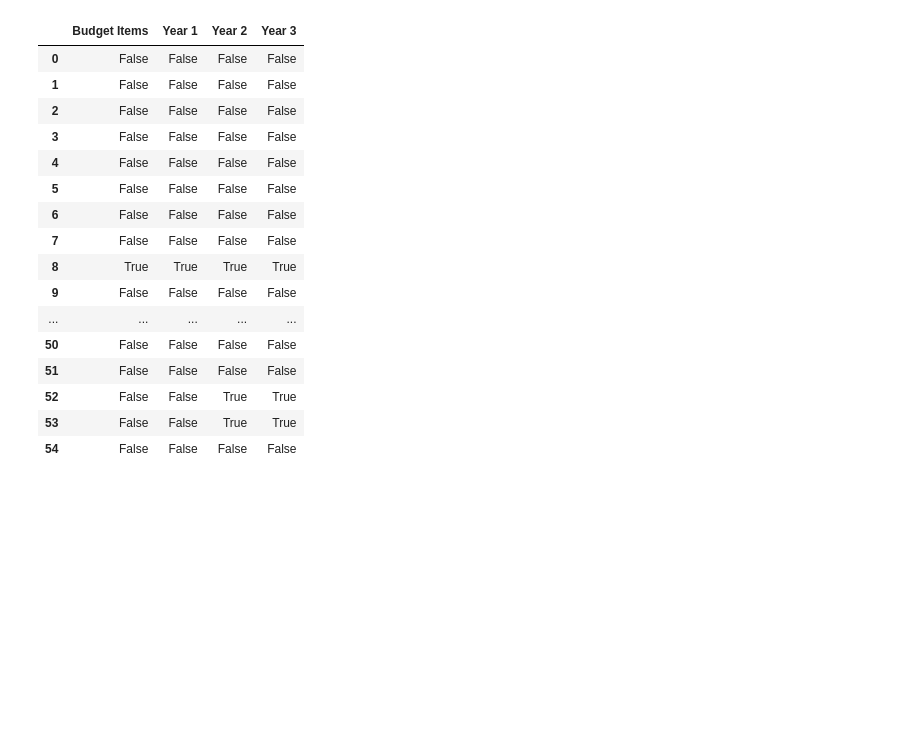
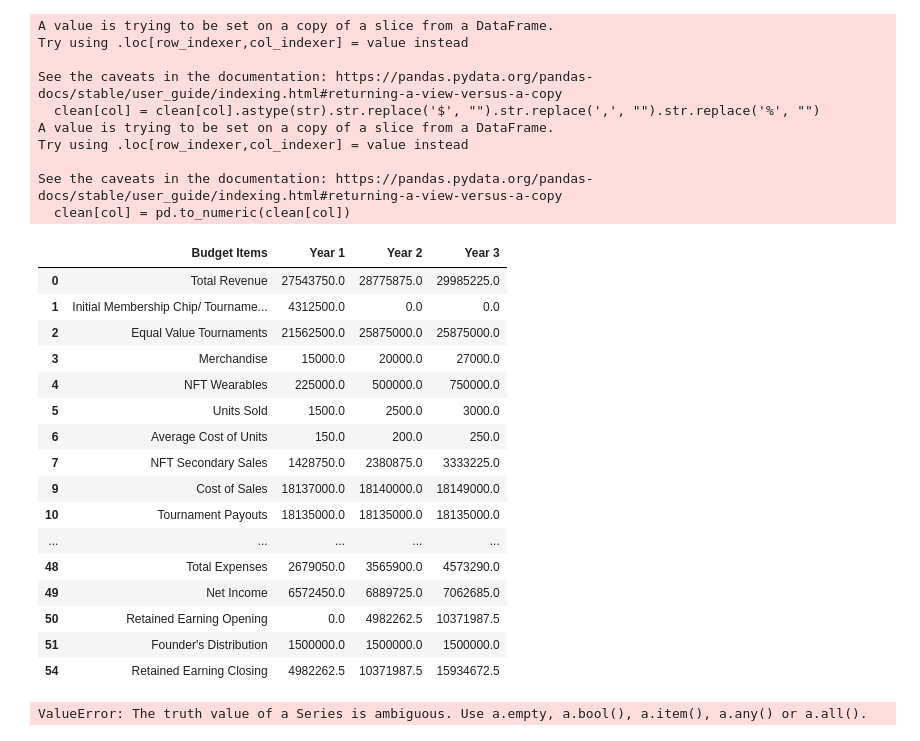
Before and after one commit to skinnyswole/Data-Notebooks, a Jupyter notebook: Untitled.ipynb, the cells around one changed output. Saved outputs shown, nothing was run; the diff lists cells and outputs as text; code cells hidden in the pictures; blank space fills up the shorter version.

```diff
--- a/Untitled.ipynb
+++ b/Untitled.ipynb
@@ -40,20 +39,40 @@ memory usage: 1.8+ KB
-# %%
-data.isna()
-# %% [output]
-|  | Budget Items | Year 1 | Year 2 | Year 3 |
-| 0 | False | False | False | False |
-| 1 | False | False | False | False |
-| 2 | False | False | False | False |
-| 3 | False | False | False | False |
-| 4 | False | False | False | False |
-| 5 | False | False | False | False |
-| 6 | False | False | False | False |
-| 7 | False | False | False | False |
-| 8 | True | True | True | True |
-| 9 | False | False | False | False |
-| ... | ... | ... | ... | ... |
-| 50 | False | False | False | False |
-| 51 | False | False | False | False |
-| 52 | False | False | True | True |
-| 53 | False | False | True | True |
-| 54 | False | False | False | False |
+# %%
+for col in clean.columns[1:]:
+    clean[col] = clean[col].astype(str).str.replace('$', "").str.replace(',', "").str.replace('%', "")
+    clean[col] = pd.to_numeric(clean[col])
+clean
+# %% [output]
+A value is trying to be set on a copy of a slice from a DataFrame.
+Try using .loc[row_indexer,col_indexer] = value instead
+
+See the caveats in the documentation: https://pandas.pydata.org/pandas-docs/stable/user_guide/indexing.html#returning-a-view-versus-a-copy
+  clean[col] = clean[col].astype(str).str.replace('$', "").str.replace(',', "").str.replace('%', "")
+A value is trying to be set on a copy of a slice from a DataFrame.
+Try using .loc[row_indexer,col_indexer] = value instead
+
+See the caveats in the documentation: https://pandas.pydata.org/pandas-docs/stable/user_guide/indexing.html#returning-a-view-versus-a-copy
+  clean[col] = pd.to_numeric(clean[col])
+|  | Budget Items | Year 1 | Year 2 | Year 3 |
+| 0 | Total Revenue | 27543750.0 | 28775875.0 | 29985225.0 |
+| 1 | Initial Membership Chip/ Tourname... | 4312500.0 | 0.0 | 0.0 |
+| 2 | Equal Value Tournaments | 21562500.0 | 25875000.0 | 25875000.0 |
+| 3 | Merchandise | 15000.0 | 20000.0 | 27000.0 |
+| 4 | NFT Wearables | 225000.0 | 500000.0 | 750000.0 |
+| 5 | Units Sold | 1500.0 | 2500.0 | 3000.0 |
+| 6 | Average Cost of Units | 150.0 | 200.0 | 250.0 |
+| 7 | NFT Secondary Sales | 1428750.0 | 2380875.0 | 3333225.0 |
+| 9 | Cost of Sales | 18137000.0 | 18140000.0 | 18149000.0 |
+| 10 | Tournament Payouts | 18135000.0 | 18135000.0 | 18135000.0 |
+| ... | ... | ... | ... | ... |
+| 48 | Total Expenses | 2679050.0 | 3565900.0 | 4573290.0 |
+| 49 | Net Income | 6572450.0 | 6889725.0 | 7062685.0 |
+| 50 | Retained Earning Opening | 0.0 | 4982262.5 | 10371987.5 |
+| 51 | Founder's Distribution | 1500000.0 | 1500000.0 | 1500000.0 |
+| 54 | Retained Earning Closing | 4982262.5 | 10371987.5 | 15934672.5 |
+# %%
+bar = sns.barplot(data=clean,
+            x=clean.loc[0][1:],
+            y=clean.columns)
+bar
+# %% [output]
+ValueError: The truth value of a Series is ambiguous. Use a.empty, a.bool(), a.item(), a.any() or a.all().
```
Also changed, not shown: parts of 2 cells of this notebook.
